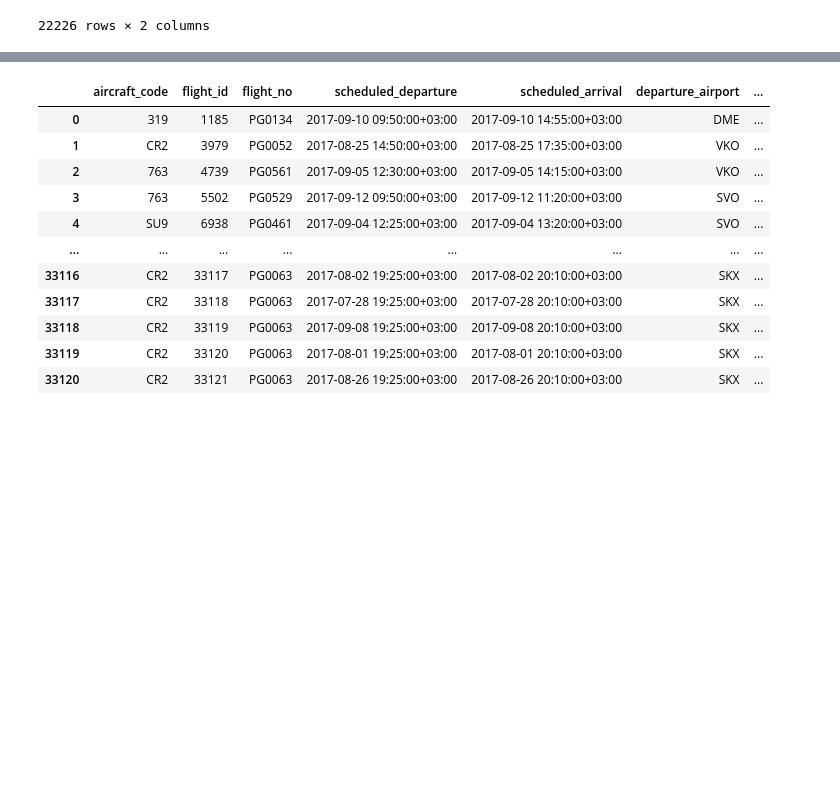
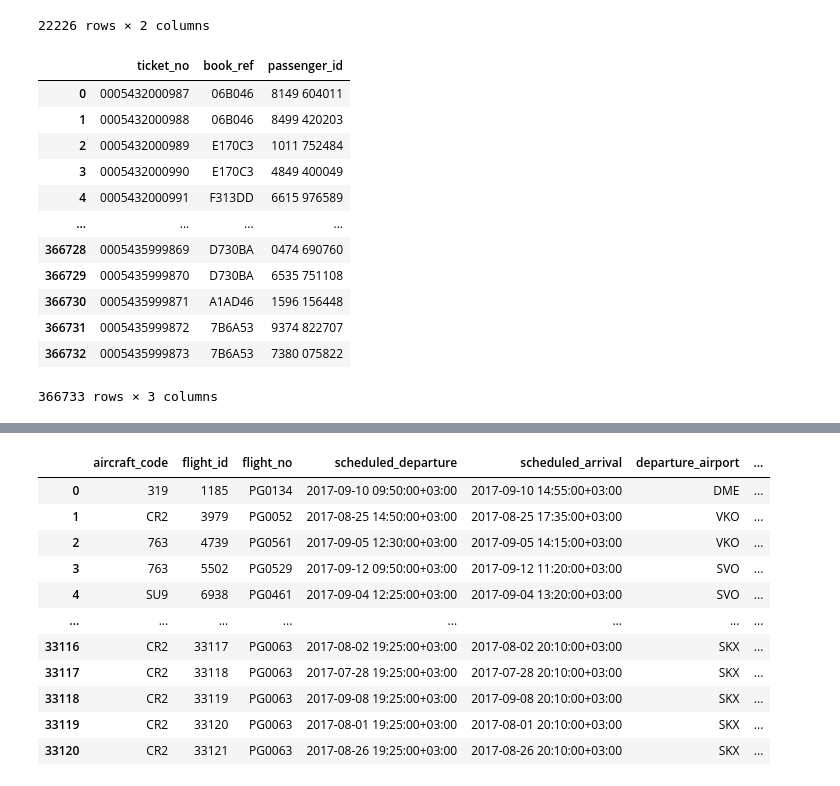
Before and after one commit to SORTEGA11/ProyectoFinalAerolineas, a Jupyter notebook: EDA/Vuelos.ipynb, the cells around one changed output, grey strips where cells are left out. Saved outputs shown, nothing was run; the diff lists cells and outputs as text; code cells hidden in the pictures; blank space fills up the shorter version.

```diff
--- a/EDA/Vuelos.ipynb
+++ b/EDA/Vuelos.ipynb
@@ -321,3 +324,20 @@ conteo_pasajeros
 | 22224 | 33120 | 13 |
 | 22225 | 33121 | 18 |
 22226 rows × 2 columns
+# %%
+tiquetes =  pd.read_sql("select * from tickets;", conn)
+tiquetes
+# %% [output]
+|  | ticket_no | book_ref | passenger_id |
+| 0 | 0005432000987 | 06B046 | 8149 604011 |
+| 1 | 0005432000988 | 06B046 | 8499 420203 |
+| 2 | 0005432000989 | E170C3 | 1011 752484 |
+| 3 | 0005432000990 | E170C3 | 4849 400049 |
+| 4 | 0005432000991 | F313DD | 6615 976589 |
+| ... | ... | ... | ... |
+| 366728 | 0005435999869 | D730BA | 0474 690760 |
+| 366729 | 0005435999870 | D730BA | 6535 751108 |
+| 366730 | 0005435999871 | A1AD46 | 1596 156448 |
+| 366731 | 0005435999872 | 7B6A53 | 9374 822707 |
+| 366732 | 0005435999873 | 7B6A53 | 7380 075822 |
+366733 rows × 3 columns
```
Also changed, not shown: parts of 3 cells of this notebook.
